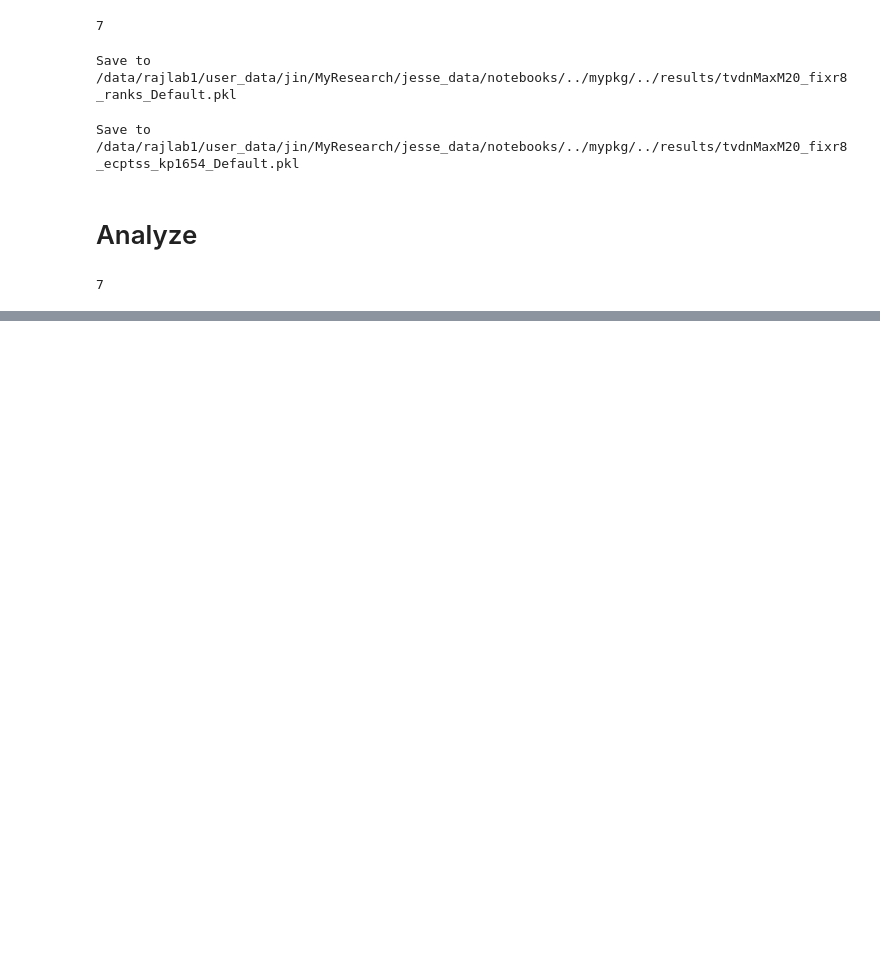
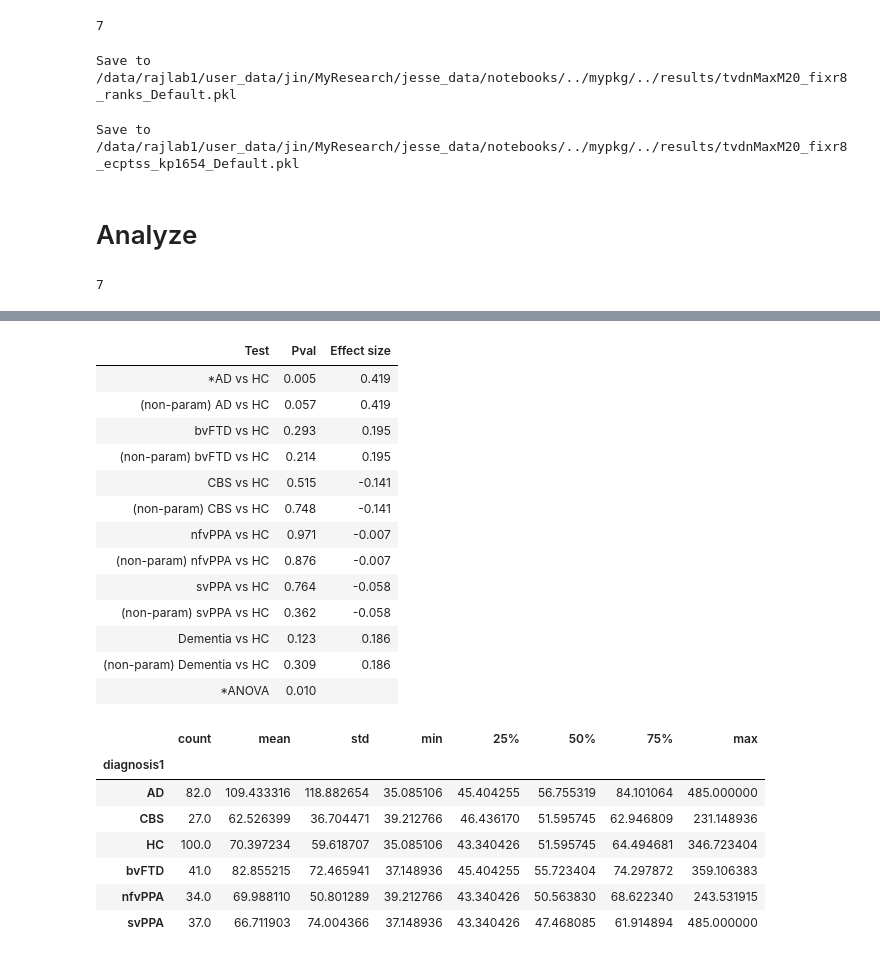
Before and after one commit to JINhuaqing/jesse_fMRI, a Jupyter notebook: notebooks/TVDNs/get_TVDN_features_7nets.ipynb, the cells around one changed output, grey strips where cells are left out. Cells and saved outputs as stored; diff of their text form; code cells hidden in the pictures; blank space fills up the shorter version.

```diff
--- a/notebooks/get_TVDN_features_7nets.ipynb
+++ b/notebooks/TVDNs/get_TVDN_features_7nets.ipynb
@@ -468,0 +492,32 @@ res_df.groupby("diagnosis1")["metric"].describe()
+# %%
+res_df = pd.DataFrame({
+    "metric": maxdwells,
+    "sex": sex_labs,
+    "diagnosis": diag_labs
+})
+res_df["diagnosis1"] = res_df["diagnosis"].map(diag_lab_mapping)
+display(_get_test_tb(res_df))
+res_df.groupby("diagnosis1")["metric"].describe()
+# %% [output]
+| Test | Pval | Effect size |
+| *AD vs HC | 0.005 | 0.419 |
+| (non-param) AD vs HC | 0.057 | 0.419 |
+| bvFTD vs HC | 0.293 | 0.195 |
+| (non-param) bvFTD vs HC | 0.214 | 0.195 |
+| CBS vs HC | 0.515 | -0.141 |
+| (non-param) CBS vs HC | 0.748 | -0.141 |
+| nfvPPA vs HC | 0.971 | -0.007 |
+| (non-param) nfvPPA vs HC | 0.876 | -0.007 |
+| svPPA vs HC | 0.764 | -0.058 |
+| (non-param) svPPA vs HC | 0.362 | -0.058 |
+| Dementia vs HC | 0.123 | 0.186 |
+| (non-param) Dementia vs HC | 0.309 | 0.186 |
+| *ANOVA | 0.010 |  |
+|  | count | mean | std | min | 25% | 50% | 75% | max |
+| diagnosis1 |  |  |  |  |  |  |  |  |
+| AD | 82.0 | 109.433316 | 118.882654 | 35.085106 | 45.404255 | 56.755319 | 84.101064 | 485.000000 |
+| CBS | 27.0 | 62.526399 | 36.704471 | 39.212766 | 46.436170 | 51.595745 | 62.946809 | 231.148936 |
+| HC | 100.0 | 70.397234 | 59.618707 | 35.085106 | 43.340426 | 51.595745 | 64.494681 | 346.723404 |
+| bvFTD | 41.0 | 82.855215 | 72.465941 | 37.148936 | 45.404255 | 55.723404 | 74.297872 | 359.106383 |
+| nfvPPA | 34.0 | 69.988110 | 50.801289 | 39.212766 | 43.340426 | 50.563830 | 68.622340 | 243.531915 |
+| svPPA | 37.0 | 66.711903 | 74.004366 | 37.148936 | 43.340426 | 47.468085 | 61.914894 | 485.000000 |
```
Also changed, not shown: parts of 11 cells of this notebook, 20 other files.
